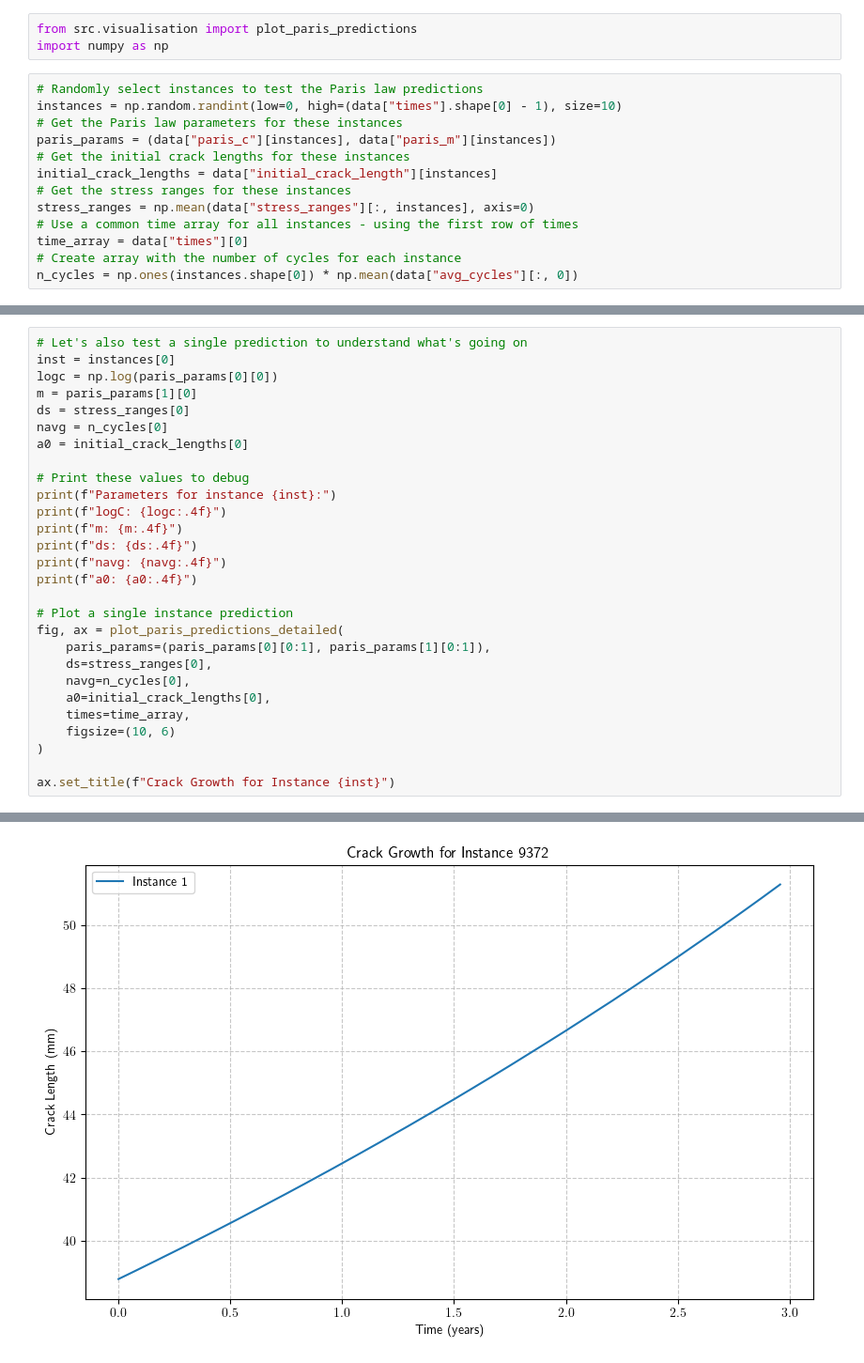
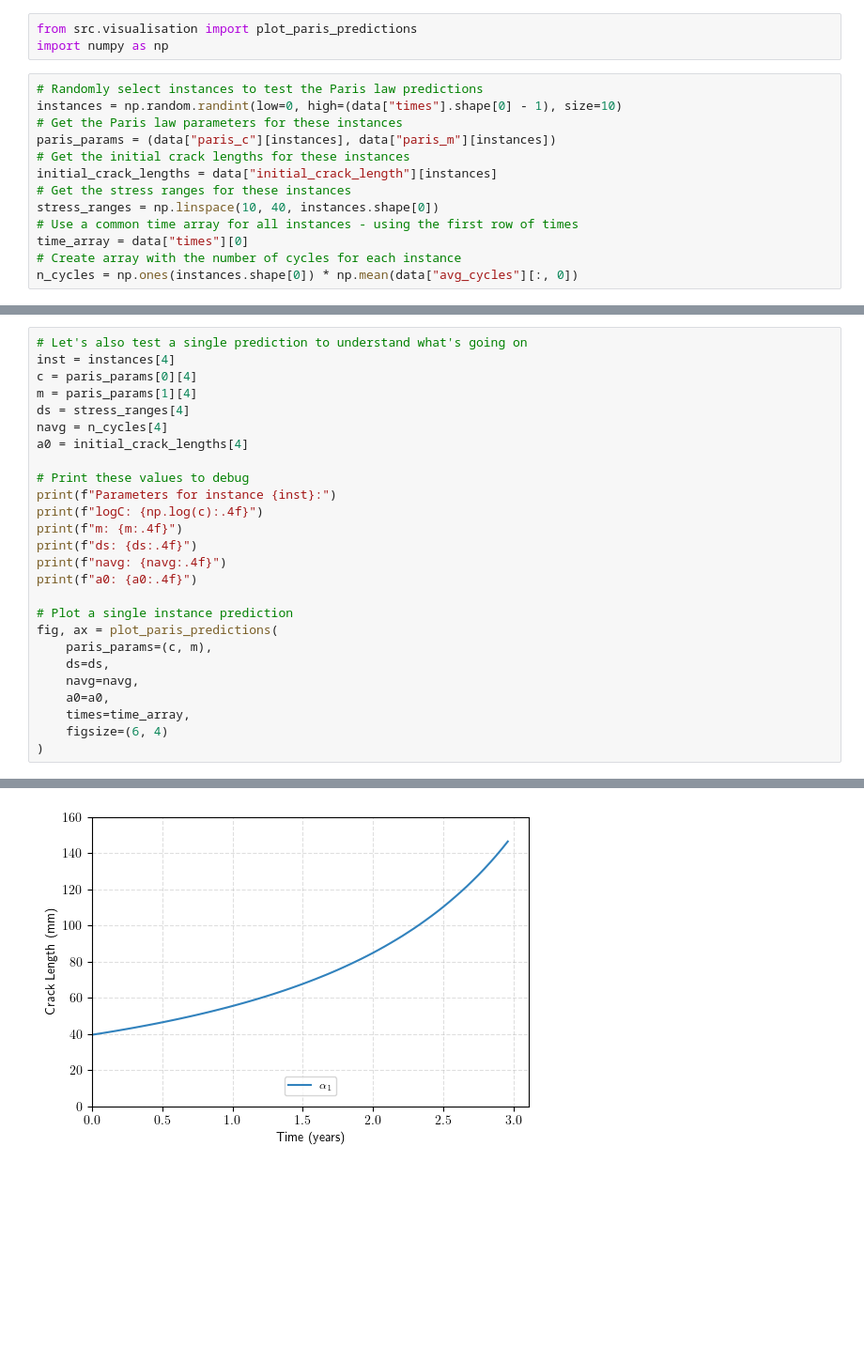
Before and after one commit to nsilionis/hierarchical-crack-growth-monitoring, a Jupyter notebook: notebooks/demo.ipynb, the cells around one changed output, grey strips where cells are left out. Shown at 94% size. Drawn from its saved outputs; the diff is of its cells as text; blank space fills up the shorter version.

```diff
--- a/notebooks/demo.ipynb
+++ b/notebooks/demo.ipynb
@@ -71,7 +71,7 @@ paris_params = (data["paris_c"][instances], data["paris_m"][instances])
 # Get the initial crack lengths for these instances
 initial_crack_lengths = data["initial_crack_length"][instances]
 # Get the stress ranges for these instances
-stress_ranges = np.mean(data["stress_ranges"][:, instances], axis=0)
+stress_ranges = np.linspace(10, 40, instances.shape[0])
 # Use a common time array for all instances - using the first row of times
 time_array = data["times"][0]
 # Create array with the number of cycles for each instance
@@ -96,29 +96,27 @@ fig, ax = plot_paris_predictions(
 # %%
 # Let's also test a single prediction to understand what's going on
-inst = instances[0]
-logc = np.log(paris_params[0][0])
-m = paris_params[1][0]
-ds = stress_ranges[0]
-navg = n_cycles[0]
-a0 = initial_crack_lengths[0]
+inst = instances[4]
+c = paris_params[0][4]
+m = paris_params[1][4]
+ds = stress_ranges[4]
+navg = n_cycles[4]
+a0 = initial_crack_lengths[4]
 
 # Print these values to debug
 print(f"Parameters for instance {inst}:")
-print(f"logC: {logc:.4f}")
+print(f"logC: {np.log(c):.4f}")
 print(f"m: {m:.4f}")
 print(f"ds: {ds:.4f}")
 print(f"navg: {navg:.4f}")
 print(f"a0: {a0:.4f}")
 
 # Plot a single instance prediction
-fig, ax = plot_paris_predictions_detailed(
-    paris_params=(paris_params[0][0:1], paris_params[1][0:1]),
-    ds=stress_ranges[0],
-    navg=n_cycles[0],
-    a0=initial_crack_lengths[0],
+fig, ax = plot_paris_predictions(
+    paris_params=(c, m),
+    ds=ds,
+    navg=navg,
+    a0=a0,
     times=time_array,
-    figsize=(10, 6)
+    figsize=(6, 4)
 )
-
-ax.set_title(f"Crack Growth for Instance {inst}")
 # %% [output]
@@ -132,3 +129,3 @@ Text(0.5, 1.0, 'Crack Growth for Instance 9372')
-[figure, old version]
+[figure, new version]
 # %%
 # Let's also explore how different parameters affect crack growth
```
Also changed, not shown: parts of 6 cells of this notebook.
